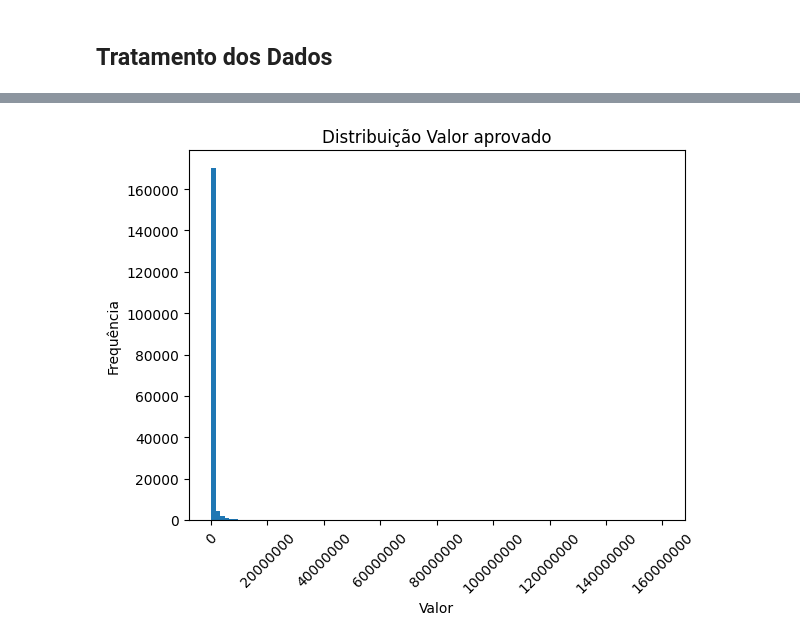
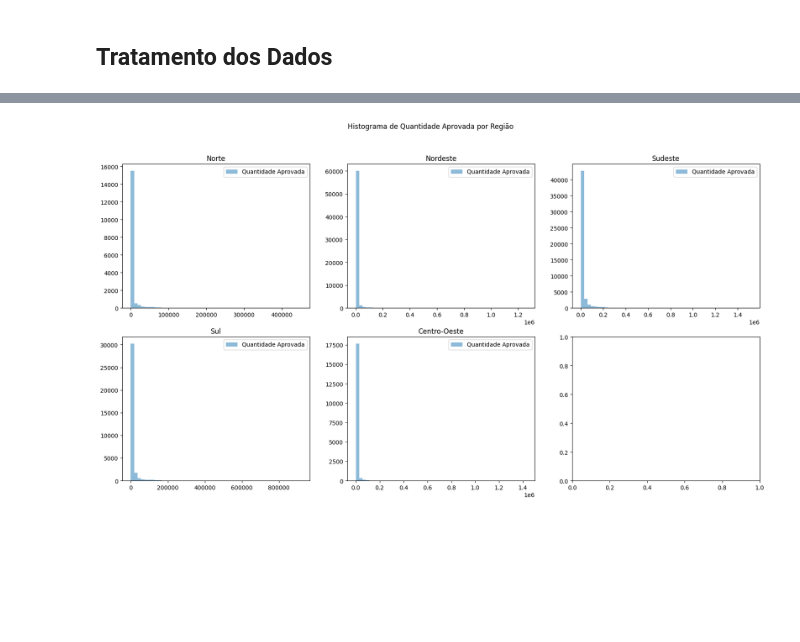
Before and after one commit to marleyabe/Data-SUS, a Jupyter notebook: analise.ipynb, the cells around one changed output, grey strips where cells are left out. Drawn from its saved outputs; the diff is of its cells as text; code cells hidden in the pictures; blank space fills up the shorter version.

```diff
--- a/analise.ipynb
+++ b/analise.ipynb
@@ -131,11 +66,12 @@ plt.show()
-# %%
-plt.hist(df[df['Conteudo'] == 'Valor aprovado']['Total'], bins=100)
-
-plt.title('Distribuição Valor aprovado')
-plt.xlabel('Valor')
-plt.ylabel('Frequência')
-plt.ticklabel_format(style='plain', axis='x')
-plt.xticks(rotation=45)
-plt.show()
-# %% [output]
-[figure, removed]
+# %%
+fig, axs = plt.subplots(2, 3, figsize=(20, 10))
+fig.suptitle('Histograma de Quantidade Aprovada por Região')
+for i, regiao in enumerate(df['Região'].unique()):
+    df_regiao = df[df['Região'] == regiao]
+    axs[i//3, i%3].hist(df_regiao['Quantidade Aprovada'], bins=50, alpha=0.5, label='Quantidade Aprovada')
+    axs[i//3, i%3].set_title(regiao)
+    axs[i//3, i%3].legend()
+
+plt.show()
+# %% [output]
+[figure, added]
```
Also changed, not shown: parts of 38 cells of this notebook.
